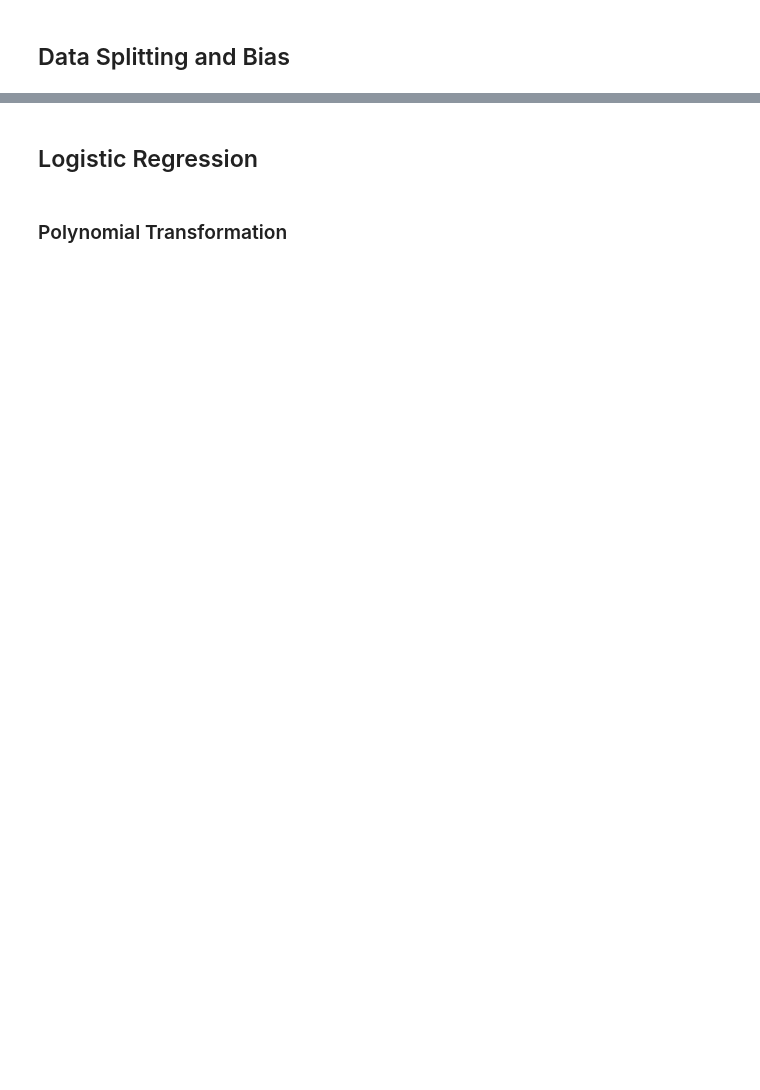
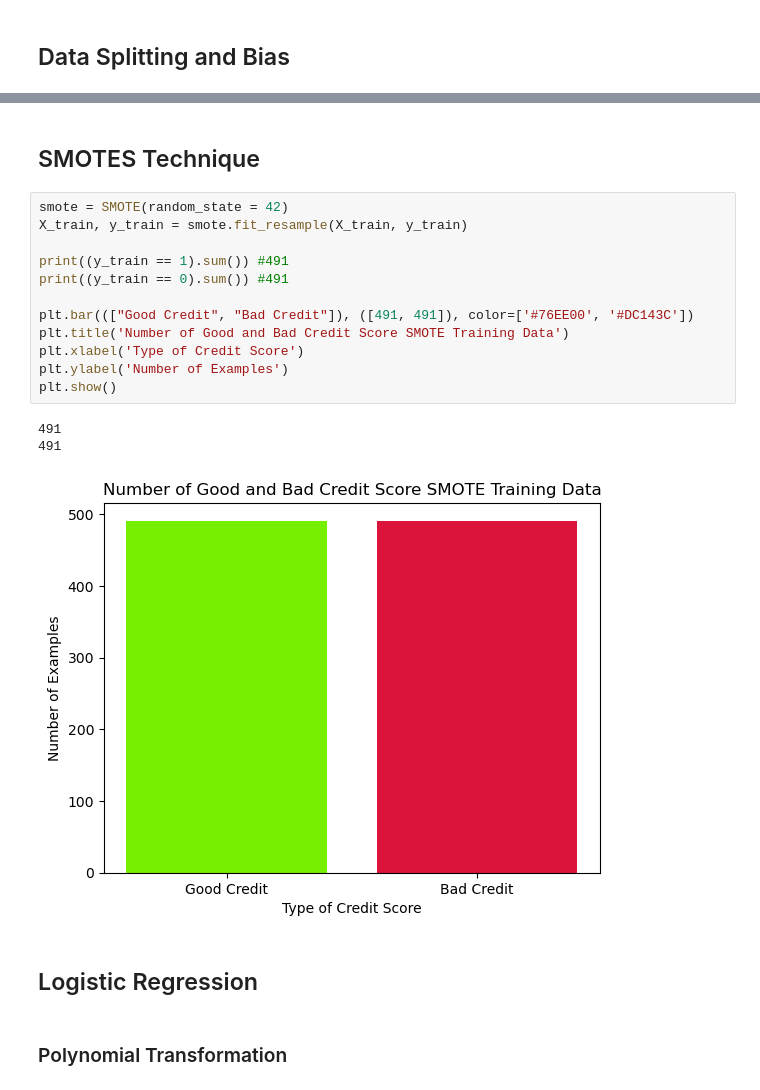
Before and after one commit to JETSlN/ML-Project, a Jupyter notebook: MLPROJECT.ipynb, the cells around one changed output, grey strips where cells are left out. Cells and saved outputs as stored; diff of their text form; blank space fills up the shorter version.

```diff
--- a/MLPROJECT.ipynb
+++ b/MLPROJECT.ipynb
@@ -106,3 +132,21 @@ print(X_train.shape, X_test.shape, y_train.shape, y_test.shape)
+# %% [markdown]
+## SMOTES Technique
+# %%
+smote = SMOTE(random_state = 42)
+X_train, y_train = smote.fit_resample(X_train, y_train)
+
+print((y_train == 1).sum()) #491
+print((y_train == 0).sum()) #491
+
+plt.bar((["Good Credit", "Bad Credit"]), ([491, 491]), color=['#76EE00', '#DC143C'])
+plt.title('Number of Good and Bad Credit Score SMOTE Training Data')
+plt.xlabel('Type of Credit Score')
+plt.ylabel('Number of Examples')
+plt.show()
+# %% [output]
+491
+491
+[figure, added]
 # %% [markdown]
 ## Logistic Regression
 # %% [markdown]
```
Also changed, not shown: parts of 8 cells of this notebook.
